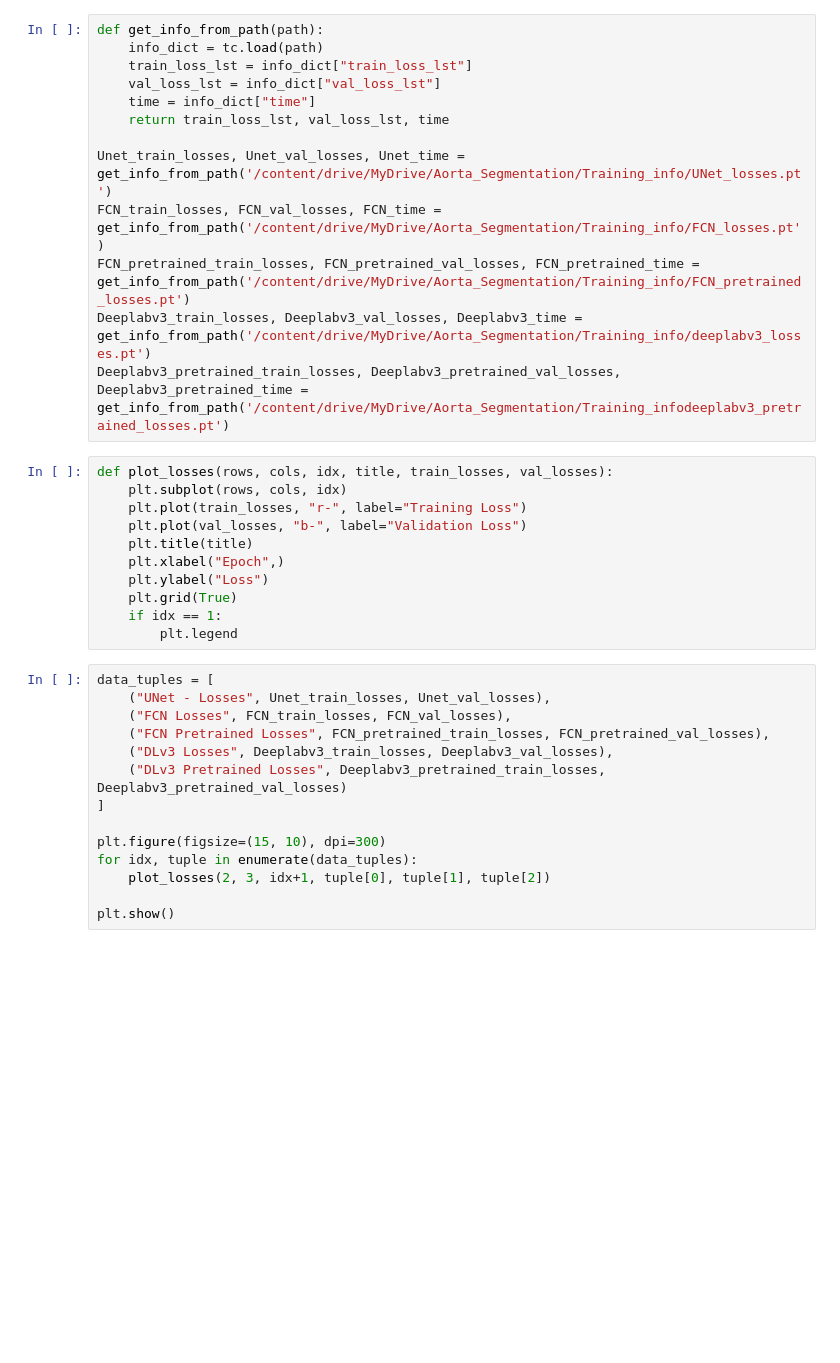
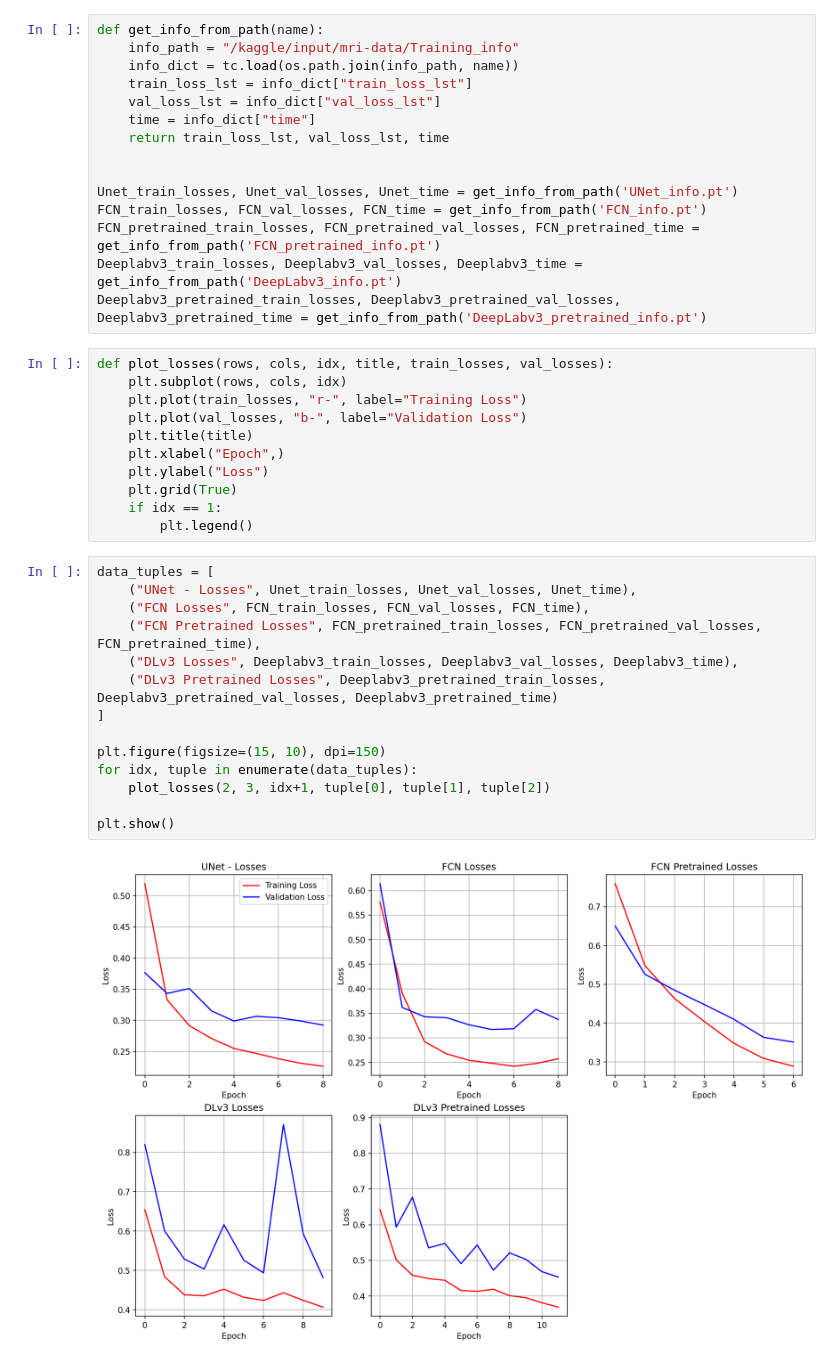
Before and after one commit to TypoweKiwi/Aorta_Segmentation, a Jupyter notebook: model_eval.ipynb, the cells around one changed output. Saved outputs shown, nothing was run; the diff lists cells and outputs as text; blank space fills up the shorter version.

Commit message:
Fixing medal eval issues / plots almost ready

```diff
--- a/model_eval.ipynb
+++ b/model_eval.ipynb
@@ -14,16 +41,18 @@ from Dataset_loader import Dataset
 # %%
-def get_info_from_path(path):
-    info_dict = tc.load(path)
+def get_info_from_path(name):
+    info_path = "/kaggle/input/mri-data/Training_info"
+    info_dict = tc.load(os.path.join(info_path, name))
     train_loss_lst = info_dict["train_loss_lst"]
     val_loss_lst = info_dict["val_loss_lst"]
     time = info_dict["time"]
     return train_loss_lst, val_loss_lst, time
 
-Unet_train_losses, Unet_val_losses, Unet_time = get_info_from_path('/content/drive/MyDrive/Aorta_Segmentation/Training_info/UNet_losses.pt')
-FCN_train_losses, FCN_val_losses, FCN_time = get_info_from_path('/content/drive/MyDrive/Aorta_Segmentation/Training_info/FCN_losses.pt')
-FCN_pretrained_train_losses, FCN_pretrained_val_losses, FCN_pretrained_time = get_info_from_path('/content/drive/MyDrive/Aorta_Segmentation/Training_info/FCN_pretrained_losses.pt')
-Deeplabv3_train_losses, Deeplabv3_val_losses, Deeplabv3_time = get_info_from_path('/content/drive/MyDrive/Aorta_Segmentation/Training_info/deeplabv3_losses.pt')
-Deeplabv3_pretrained_train_losses, Deeplabv3_pretrained_val_losses, Deeplabv3_pretrained_time = get_info_from_path('/content/drive/MyDrive/Aorta_Segmentation/Training_infodeeplabv3_pretrained_losses.pt')
+
+Unet_train_losses, Unet_val_losses, Unet_time = get_info_from_path('UNet_info.pt')
+FCN_train_losses, FCN_val_losses, FCN_time = get_info_from_path('FCN_info.pt')
+FCN_pretrained_train_losses, FCN_pretrained_val_losses, FCN_pretrained_time = get_info_from_path('FCN_pretrained_info.pt')
+Deeplabv3_train_losses, Deeplabv3_val_losses, Deeplabv3_time = get_info_from_path('DeepLabv3_info.pt')
+Deeplabv3_pretrained_train_losses, Deeplabv3_pretrained_val_losses, Deeplabv3_pretrained_time = get_info_from_path('DeepLabv3_pretrained_info.pt')
 # %%
 def plot_losses(rows, cols, idx, title, train_losses, val_losses):
     plt.subplot(rows, cols, idx)
@@ -34,19 +63,21 @@ def plot_losses(rows, cols, idx, title, train_losses, val_losses):
     plt.ylabel("Loss")
     plt.grid(True)
     if idx == 1:
-        plt.legend
+        plt.legend()
 # %%
 data_tuples = [
-    ("UNet - Losses", Unet_train_losses, Unet_val_losses),
-    ("FCN Losses", FCN_train_losses, FCN_val_losses),
-    ("FCN Pretrained Losses", FCN_pretrained_train_losses, FCN_pretrained_val_losses),
-    ("DLv3 Losses", Deeplabv3_train_losses, Deeplabv3_val_losses),
-    ("DLv3 Pretrained Losses", Deeplabv3_pretrained_train_losses, Deeplabv3_pretrained_val_losses)
+    ("UNet - Losses", Unet_train_losses, Unet_val_losses, Unet_time),
+    ("FCN Losses", FCN_train_losses, FCN_val_losses, FCN_time),
+    ("FCN Pretrained Losses", FCN_pretrained_train_losses, FCN_pretrained_val_losses, FCN_pretrained_time),
+    ("DLv3 Losses", Deeplabv3_train_losses, Deeplabv3_val_losses, Deeplabv3_time),
+    ("DLv3 Pretrained Losses", Deeplabv3_pretrained_train_losses, Deeplabv3_pretrained_val_losses, Deeplabv3_pretrained_time)
 ]
 
-plt.figure(figsize=(15, 10), dpi=300)
+plt.figure(figsize=(15, 10), dpi=150)
 for idx, tuple in enumerate(data_tuples):
     plot_losses(2, 3, idx+1, tuple[0], tuple[1], tuple[2])
 
 plt.show()
+# %% [output]
+[figure, added]
 # %%
```
Also changed, not shown: parts of 10 cells of this notebook.
